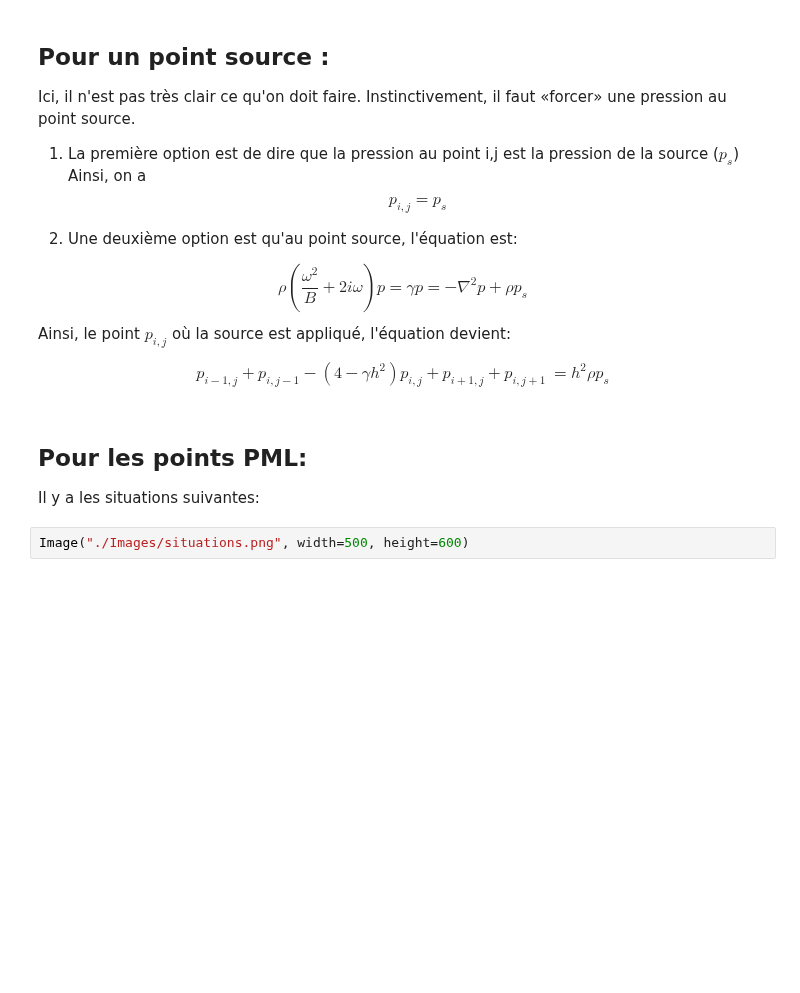
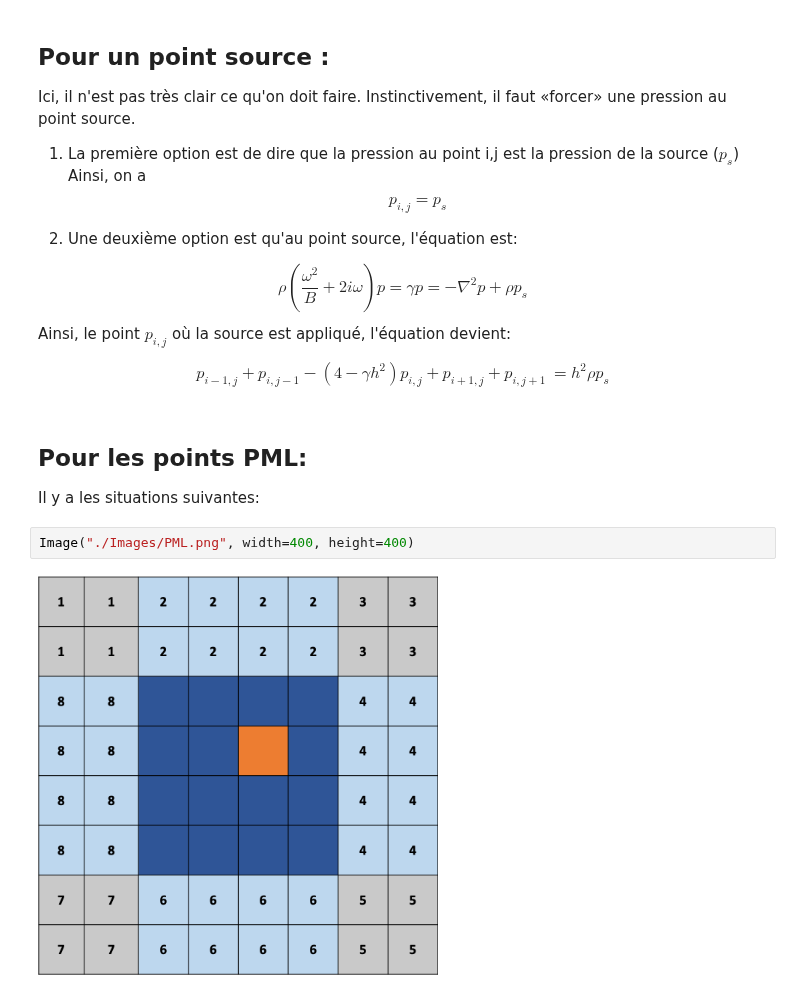
Before and after one commit to pierreluc-plt/ProjetSimulation, a Jupyter notebook: ConstructionMaillage.ipynb, the cells around one changed output. Drawn from its saved outputs; the diff is of its cells as text; blank space fills up the shorter version.

```diff
--- a/ConstructionMaillage.ipynb
+++ b/ConstructionMaillage.ipynb
@@ -75,4 +75,6 @@ p_{i-1,j}+p_{i,j-1}-(4-\gamma h^2 )p_{i,j}+p_{i+1,j}+p_{i,j+1}&=h^2\rho p_s
 ## Pour les points PML:
 Il y a les situations suivantes:
 # %%
-Image("./Images/situations.png", width=500, height=600)
+Image("./Images/PML.png", width=400, height=400)
+# %% [output]
+[figure, added]
```
